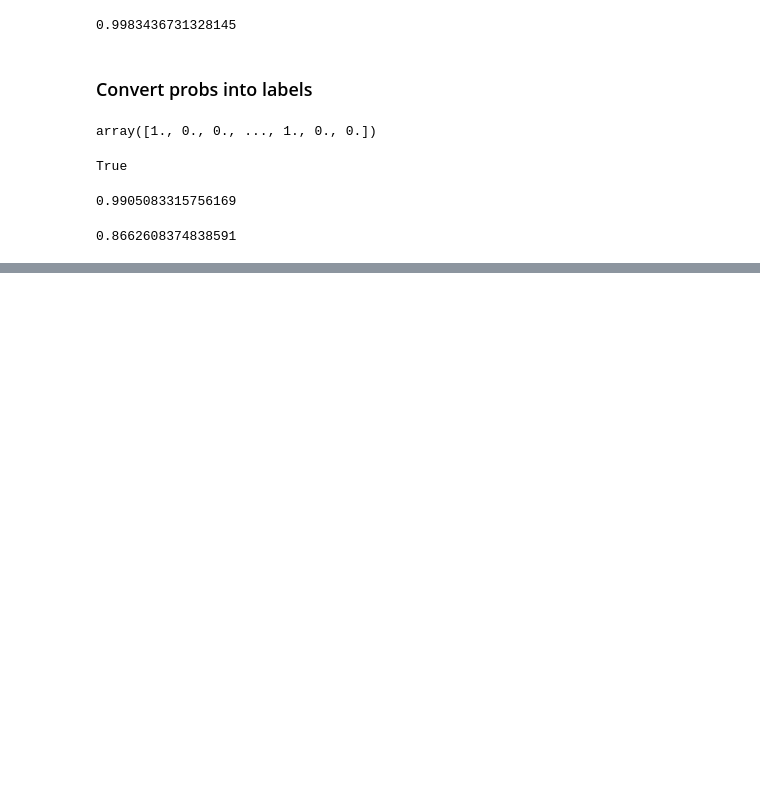
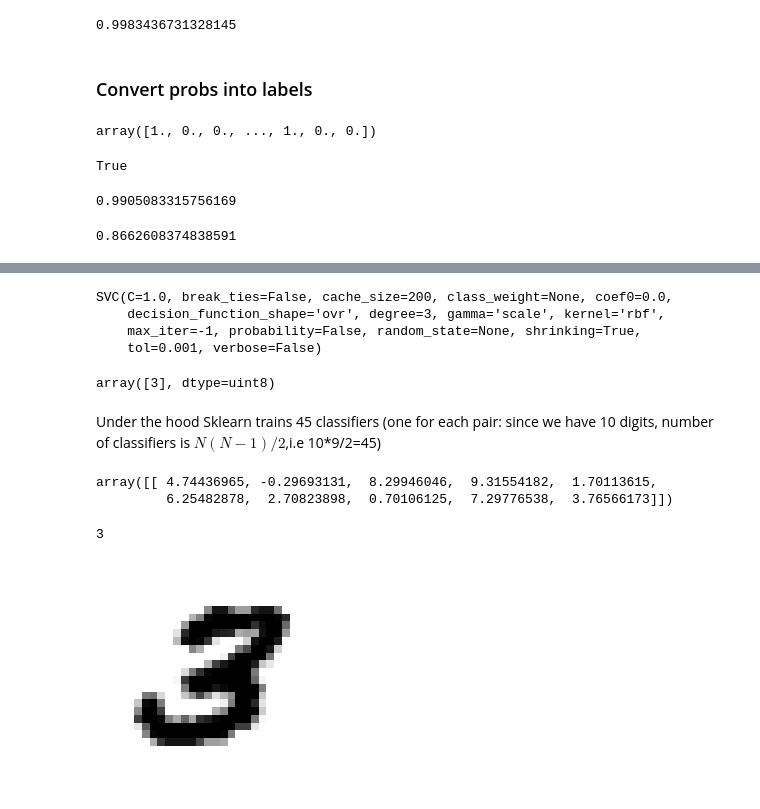
Before and after one commit to Dimisz/handson_ml, a Jupyter notebook: ch3_classification.ipynb, the cells around one changed output, grey strips where cells are left out. Cells and saved outputs as stored; diff of their text form; code cells hidden in the pictures; blank space fills up the shorter version.

```diff
--- a/ch3_classification.ipynb
+++ b/ch3_classification.ipynb
@@ -291,0 +296,31 @@ recall_score(y_train_5, forest_preds_rounded)
+# %%
+svm_clf = SVC()
+svm_clf.fit(X_train, y_train)
+# %% [output]
+SVC(C=1.0, break_ties=False, cache_size=200, class_weight=None, coef0=0.0,
+    decision_function_shape='ovr', degree=3, gamma='scale', kernel='rbf',
+    max_iter=-1, probability=False, random_state=None, shrinking=True,
+    tol=0.001, verbose=False)
+# %%
+svm_clf.predict([some_digit])
+# %% [output]
+array([3], dtype=uint8)
+# %% [markdown]
+Under the hood Sklearn trains 45 classifiers (one for each pair: since we have 10 digits, number of classifiers is $N(N-1)/2$,i.e 10*9/2=45)
+# %%
+some_digit_scores = svm_clf.decision_function([some_digit])
+some_digit_scores
+# %% [output]
+array([[ 4.74436965, -0.29693131,  8.29946046,  9.31554182,  1.70113615,
+         6.25482878,  2.70823898,  0.70106125,  7.29776538,  3.76566173]])
+# %%
+np.argmax(some_digit_scores)
+# %% [output]
+3
+# %%
+some_digit_image = some_digit.reshape(28,28)
+plt.imshow(some_digit_image, cmap='binary')
+plt.axis("off")
+plt.show()
+# %% [output]
+[figure, added]
```
Also changed, not shown: parts of 4 cells of this notebook.
